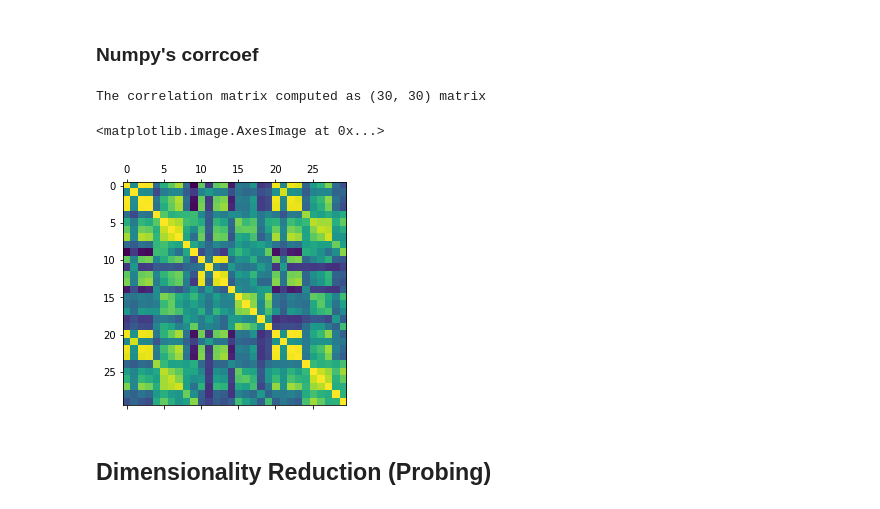
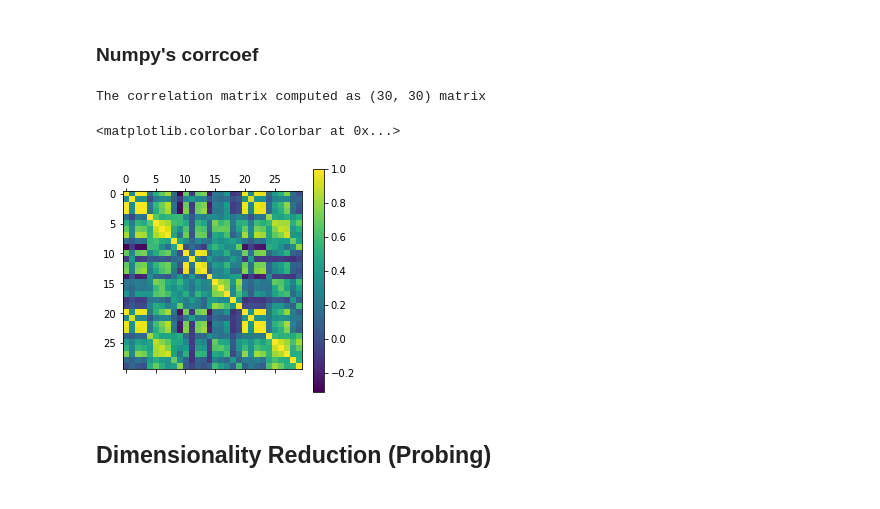
Before and after one commit to sickRanchez-c137/BreastCancerDataAnalysis, a Jupyter notebook: BreastCancerDataAnalysis.ipynb, the cells around one changed output. Cells and saved outputs as stored; diff of their text form; code cells hidden in the pictures.

```diff
--- a/BreastCancerDataAnalysis.ipynb
+++ b/BreastCancerDataAnalysis.ipynb
@@ -121,15 +121,16 @@ Data Received has 569 datapoints and 30 atributes
 # %%
 # let us compute the correlation matrix of our dataset
 # .. the result should be 30X30 symmetric matrix
 correlation_matrix = np.corrcoef(my_data_attributes.T)
 print(f'The correlation matrix computed as {correlation_matrix.shape} matrix')
 
 ## Let us print the correlation matrix using matplotlib
 plt.matshow(correlation_matrix)
+plt.colorbar()
 # %% [output]
 The correlation matrix computed as (30, 30) matrix
-<matplotlib.image.AxesImage at 0x...>
+<matplotlib.colorbar.Colorbar at 0x...>
-[figure, old version]
+[figure, new version]
 # %% [markdown]
 ## Dimensionality Reduction (Probing)
 # %% [markdown]
```
Also changed, not shown: parts of 4 cells of this notebook.
